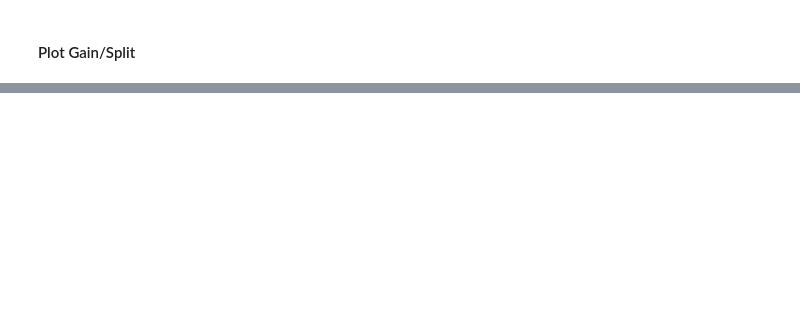
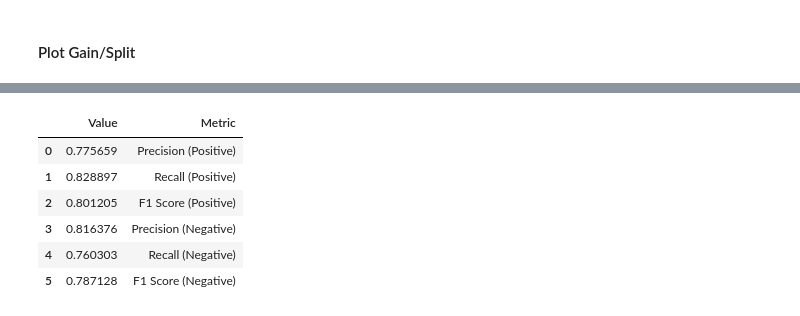
Before and after one commit to jfan1256/lonely-detection, a Jupyter notebook: model/train_gbm.ipynb, the cells around one changed output, grey strips where cells are left out. Saved outputs shown, nothing was run; the diff lists cells and outputs as text; code cells hidden in the pictures; blank space fills up the shorter version.

```diff
--- a/model/train_gbm.ipynb
+++ b/model/train_gbm.ipynb
@@ -42,6 +45,10 @@ merged_emb = (pd.merge(art_emb, sentence_emb, on='id', how='inner')
 # %%
 # Stack article embeddings + sentence embeddings together into one array
 merged_emb['comb_emb'] = merged_emb.apply(lambda row: [*row['bert_emb_art'], *row['bert_emb_min'], *row['bert_emb_max']], axis=1)
+# %%
+# Retrieve top ____ words
+lexicon = lexicon.head(250)
+lexicon = lexicon.reset_index(level=0, drop=True)
 # %% [markdown]
 #### Word Count Feature
 # %%
@@ -72,3 +81,12 @@ merged_undersample = pd.concat([merged_undersample, tfidf_df], axis=1)
+# %%
+def create_count_features(article, lexicon):
+    word_counts = Counter(article.split())
+    features = [word_counts[word] for word in lexicon]
+    return features
+# %%
+lexicon_list = lexicon['word'].tolist()
+# For count features
+merged_undersample['count_features'] = merged_undersample['cleaned_article'].apply(lambda x: create_count_features(x, lexicon_list))
 # %% [markdown]
 #### Flatten word embeddings into columns
 # %%
@@ -84,10 +102,11 @@ def flatten_column(dataframe, column_name):
 flattened_emb_all = flatten_column(merged_undersample, 'bert_emb_art')
 flattened_emb_max = flatten_column(merged_undersample, 'bert_emb_max')
 flattened_emb_min = flatten_column(merged_undersample, 'bert_emb_min')
+flattened_lexicon = flatten_column(merged_undersample, 'count_features')
 
 # Concatenate the flattened DataFrames with the rest of the DataFrame
-merged_undersample = pd.concat([flattened_emb_all, flattened_emb_max, flattened_emb_min,
-                                merged_undersample.drop(columns=['comb_emb', 'text', 'cleaned_article', 'bert_emb_art', 'bert_emb_max', 'bert_emb_min'])], axis=1)
+merged_undersample = pd.concat([flattened_emb_all, flattened_emb_max, flattened_emb_min, flattened_lexicon,
+                                merged_undersample.drop(columns=['comb_emb', 'text', 'cleaned_article', 'bert_emb_art', 'bert_emb_max', 'bert_emb_min', 'count_features'])], axis=1)
 # %% [markdown]
 #### Train/Val/Test Split
 # %%
@@ -295,0 +372,14 @@ plt.show()
+# %%
+comb_metric = pd.concat(collect_metric, axis=0)
+numeric_cols = comb_metric.select_dtypes(include='number')
+final_metric = numeric_cols.groupby(numeric_cols.index).mean()
+final_metric['Metric'] = collect_metric[0]['Metric']
+final_metric
+# %% [output]
+|  | Value | Metric |
+| 0 | 0.775659 | Precision (Positive) |
+| 1 | 0.828897 | Recall (Positive) |
+| 2 | 0.801205 | F1 Score (Positive) |
+| 3 | 0.816376 | Precision (Negative) |
+| 4 | 0.760303 | Recall (Negative) |
+| 5 | 0.787128 | F1 Score (Negative) |
```
Also changed, not shown: parts of 13 cells of this notebook, 1 other file.
